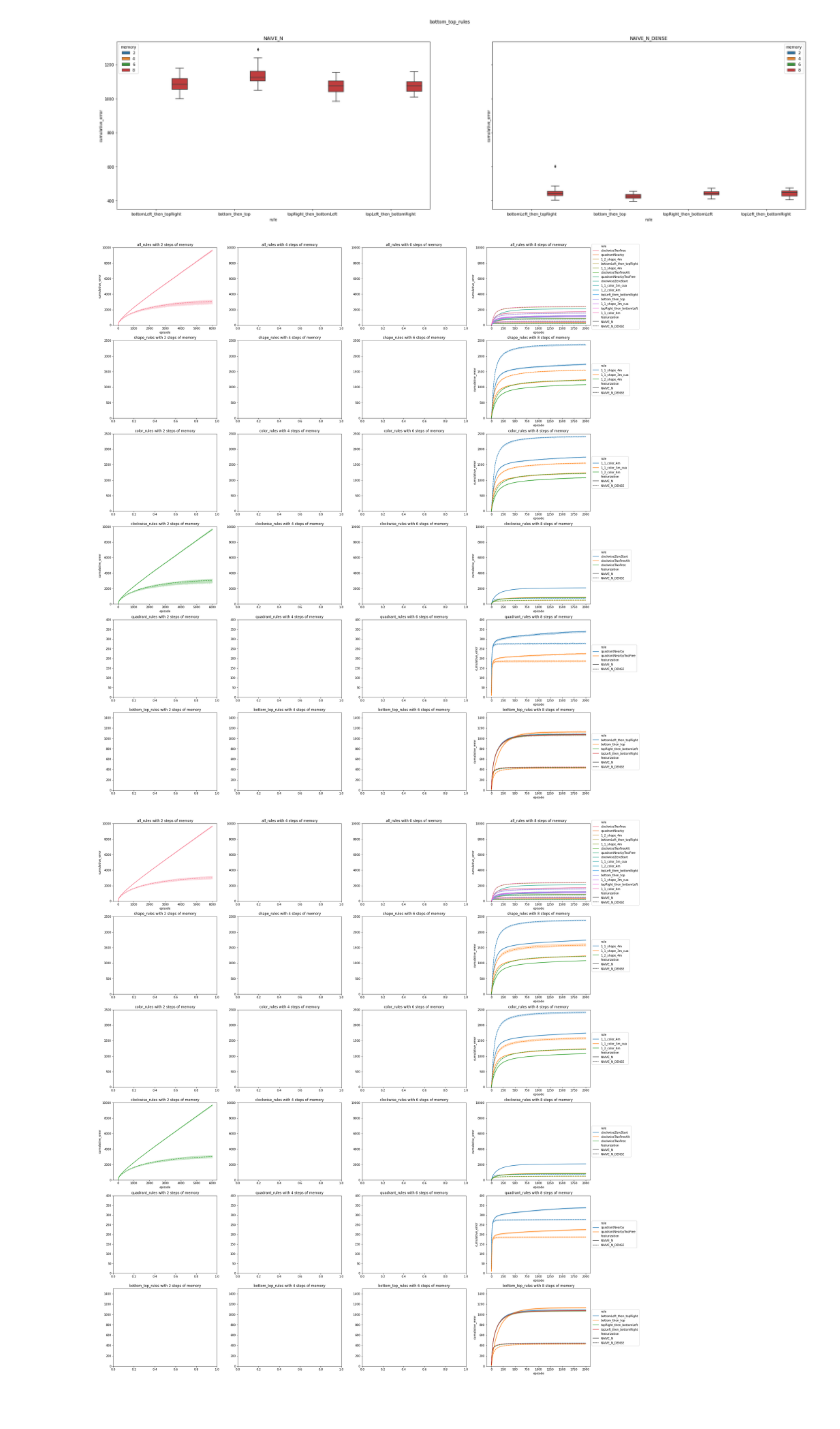
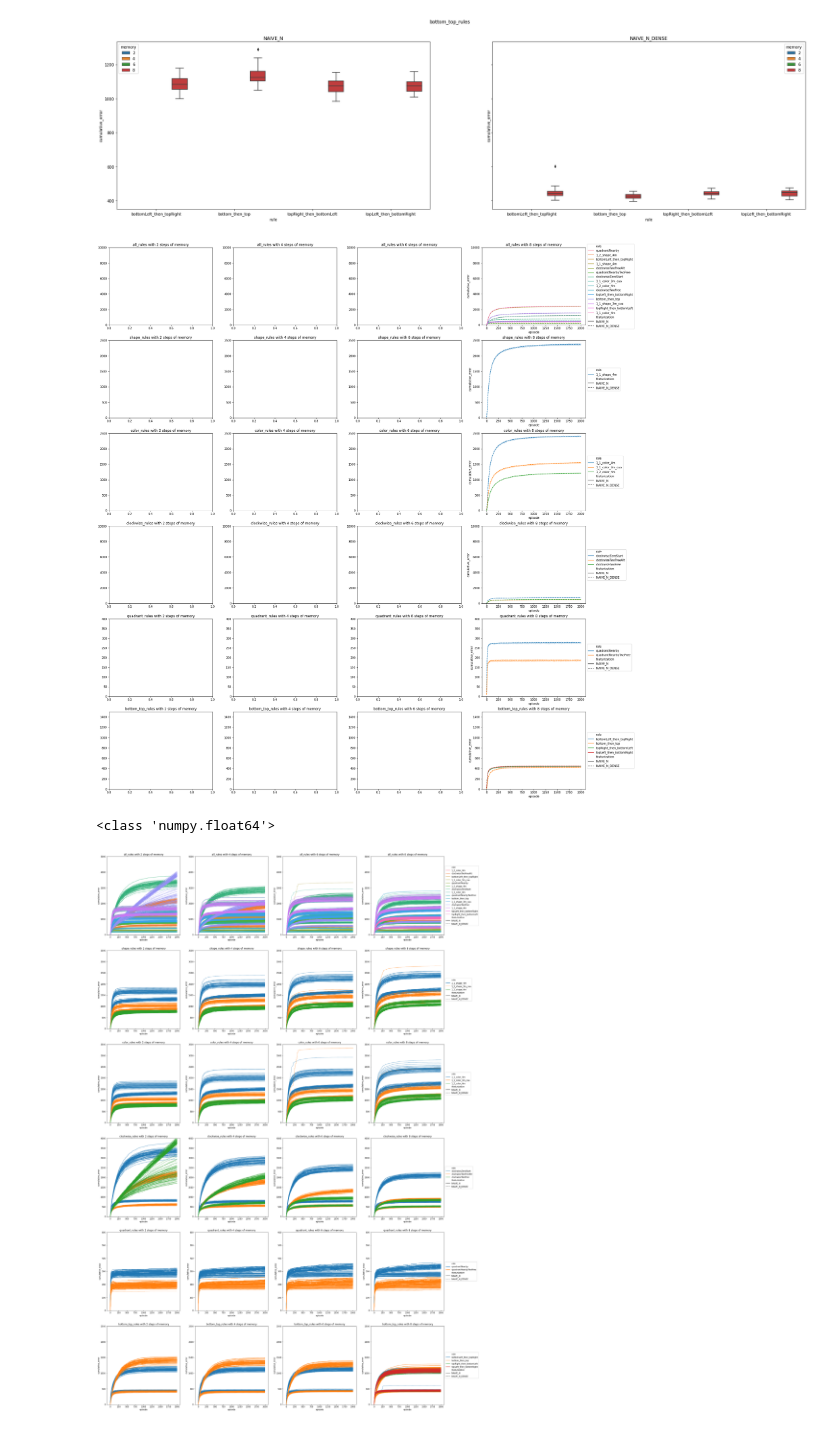
Before and after one commit to epulick/gohr, a Jupyter notebook: misc/eric_dev.ipynb, the cells around one changed output. Cells and saved outputs as stored; diff of their text form; code cells hidden in the pictures.

```diff
--- a/misc/eric_dev.ipynb
+++ b/misc/eric_dev.ipynb
@@ -92,9 +92,9 @@ SafeLoaderIgnoreUnknown.add_constructor(None, SafeLoaderIgnoreUnknown.ignore_unk
 # %%
 # Location of rule runs
 rule_runs_path = "/Users/eric/repos/gohr/active/outputs/rule_runs/"
-#runs_to_analyze = ["initial_run_naive_n2","initial_run_naive_n4","initial_run_naive_n6","initial_run_naive_n8","initial_run_n2","initial_run_n4","initial_run_n6","initial_run_n8"]
-runs_to_analyze = ["misc_initial_run_naive_sparse_n2","misc_initial_run_naive_dense_n2","initial_run_n8","initial_run_naive_n8"]
-
+runs_to_analyze = ["initial_run_naive_n2","initial_run_naive_n4","initial_run_naive_n6","initial_run_naive_n8","initial_run_n2","initial_run_n4","initial_run_n6","initial_run_n8"]
+#runs_to_analyze = ["misc_initial_run_naive_sparse_n2","misc_initial_run_naive_dense_n2","initial_run_n8","initial_run_naive_n8"]
+#runs_to_analyze=["initial_run_n8","initial_run_naive_n8"]
 #loader = yaml.SafeLoader
 # loader.add_implicit_resolver(
 # u'tag:yaml.org,2002:float',
@@ -190,13 +218,16 @@ ValueError: Invalid RGBA argument: 'memory'
 #                 {"name":"clockwise_rules","rules":["clockwiseZeroStart","clockwiseTwoFreeAlt","clockwiseTwoFree"],"y":[0,4000]},
 #                 {"name":"quadrant_rules","rules":["quadrantNearby","quadrantNearbyTwoFree"],"y":[0,400]},
 #                 {"name":"bottom_top_rules","rules":["bottomLeft_then_topRight","bottom_then_top","topRight_then_bottomLeft","topLeft_then_bottomRight"],"y":[0,1500]}]
+
 complete_list = episode_results_df.rule.unique()
-rules_list = [{"name":"all_rules","rules":complete_list,"y":[0,10000]},
-                {"name":"shape_rules","rules":["1_1_shape_4m","1_1_shape_3m_cua","1_2_shape_4m"],"y":[0,2500]},
-                {"name":"color_rules","rules":["1_1_color_4m","1_1_color_3m_cua","1_2_color_4m"],"y":[0,2500]},
-                {"name":"clockwise_rules","rules":["clockwiseZeroStart","clockwiseTwoFreeAlt","clockwiseTwoFree"],"y":[0,10000]},
-                {"name":"quadrant_rules","rules":["quadrantNearby","quadrantNearbyTwoFree"],"y":[0,400]},
-                {"name":"bottom_top_rules","rules":["bottomLeft_then_topRight","bottom_then_top","topRight_then_bottomLeft","topLeft_then_bottomRight"],"y":[0,1500]}]
+rules_list = [{"name":"all_rules","rules":complete_list,"y":[0,5000]},
+                {"name":"shape_rules","rules":["1_1_shape_4m","1_1_shape_3m_cua","1_2_shape_4m"],"y":[0,3500]},
+                {"name":"color_rules","rules":["1_1_color_4m","1_1_color_3m_cua","1_2_color_4m"],"y":[0,3500]},
+                {"name":"clockwise_rules","rules":["clockwiseZeroStart","clockwiseTwoFreeAlt","clockwiseTwoFree"],"y":[0,4000]},
+                {"name":"quadrant_rules","rules":["quadrantNearby","quadrantNearbyTwoFree"],"y":[0,600]},
+                {"name":"bottom_top_rules","rules":["bottomLeft_then_topRight","bottom_then_top","topRight_then_bottomLeft","topLeft_then_bottomRight"],"y":[0,2500]}]
+#complete_list = episode_results_df.rule.unique()
+#rules_list = [{"name":"shape_rules","rules":["1_1_shape_4m"],"y":[0,3000]}]
 #complete_list = episode_results_df.rule.unique()
 #rules_list = [{"name":"all_rules","rules":complete_list,"y":[0,10000]},
 #                {"name":"clockwise_rules","rules":["clockwiseTwoFree"],"y":[0,10000]}]
@@ -253,28 +284,33 @@ for idx,step in enumerate(steps):
         ax.set_title(name+" with {} steps of memory".format(str(step)))
         ax.set_ylim(sub_dict["y"])
 # %% [output]
-[figure, old version]
+[figure, new version]
+# %%
+episode_results_df["trial"]=episode_results_df["trial"].astype("int64")
+print(type(test.cumulative_error))
+# %% [output]
+<class 'numpy.float64'>
 # %%
 # Create a figure grid
-fig = plt.figure(figsize=(30,35))
+fig = plt.figure(figsize=(30,50))
 steps = [2,4,6,8]
 #fig = plt.figure(figsize=(5,10))
 #steps=[2]
 gs = GridSpec(nrows = len(rules_list),ncols=len(steps))
 
 for idx,step in enumerate(steps):
     results_df = episode_results_df[episode_results_df.memory==step]
     for i in range(len(rules_list)):
         sub_dict = rules_list[i]
         sub_list = sub_dict["rules"]
         name = sub_dict["name"]
         ax = fig.add_subplot(gs[i,idx])
         if not(step==8):
-            ax=sns.lineplot(data=results_df.query("rule in @sub_list"),y="cumulative_error",x="episode",hue="rule",hue_order=sub_list,style="featurization",style_order=["NAIVE_N","NAIVE_N_DENSE"],legend=False)
+            ax=sns.lineplot(data=results_df.query("rule in @sub_list"),linewidth=1,units="trial",y="cumulative_error",x="episode",estimator=None,hue="rule",hue_order=sub_list,style="featurization",style_order=["NAIVE_N","NAIVE_N_DENSE"],legend=False)
         else:
-            ax=sns.lineplot(data=results_df.query("rule in @sub_list"),y="cumulative_error",x="episode",hue="rule",hue_order=sub_list,style="featurization",style_order=["NAIVE_N","NAIVE_N_DENSE"])
+            ax=sns.lineplot(data=results_df.query("rule in @sub_list"),linewidth=1,units="trial",y="cumulative_error",x="episode",estimator=None,hue="rule",hue_order=sub_list,style="featurization",style_order=["NAIVE_N","NAIVE_N_DENSE"])
             ax.legend(loc='center left', bbox_to_anchor=(1, 0.5))
         ax.set_title(name+" with {} steps of memory".format(str(step)))
         ax.set_ylim(sub_dict["y"])
 # %% [output]
-[figure, old version]
+[figure, new version]
```
Also changed, not shown: parts of 9 cells of this notebook, 9 other files.
